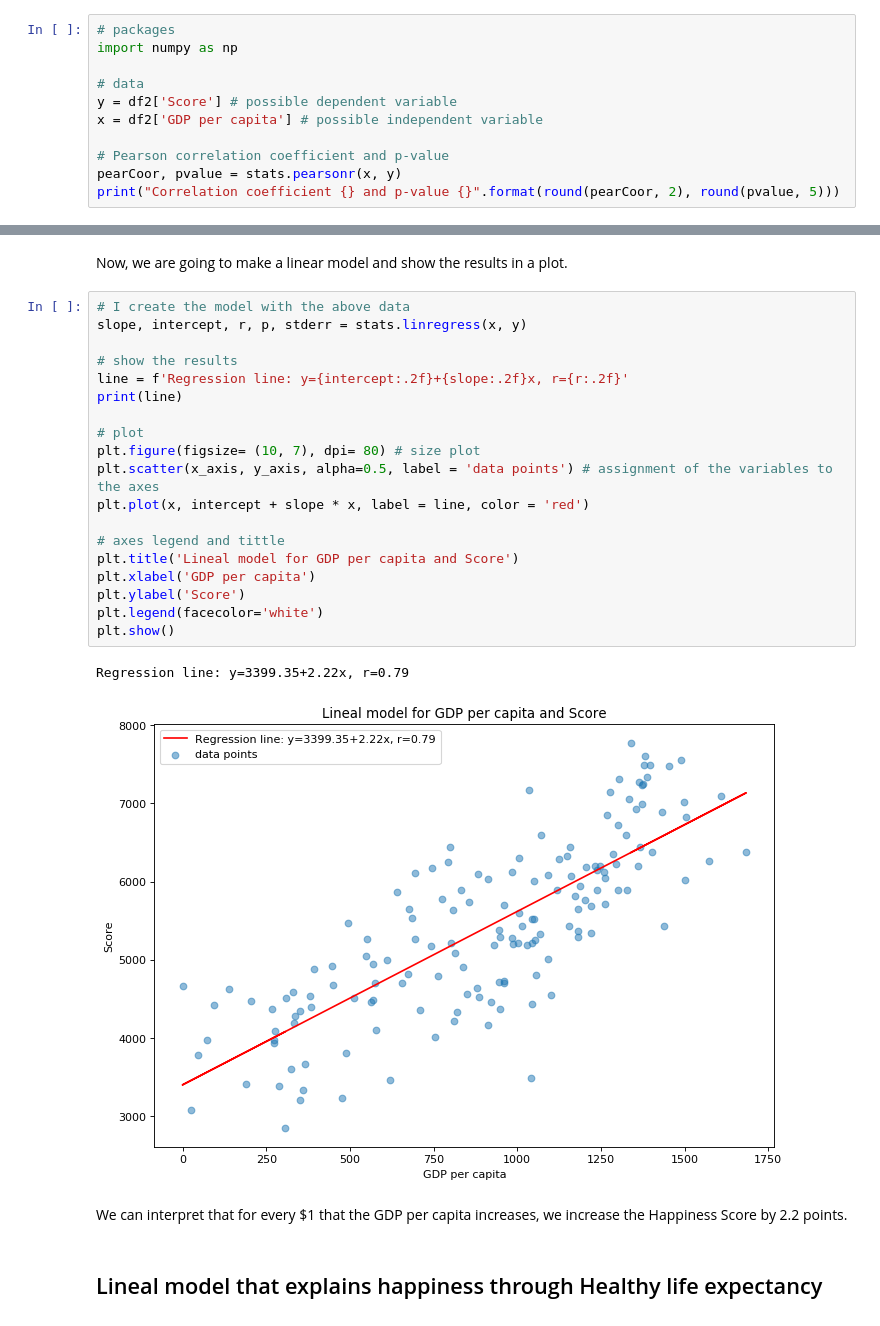
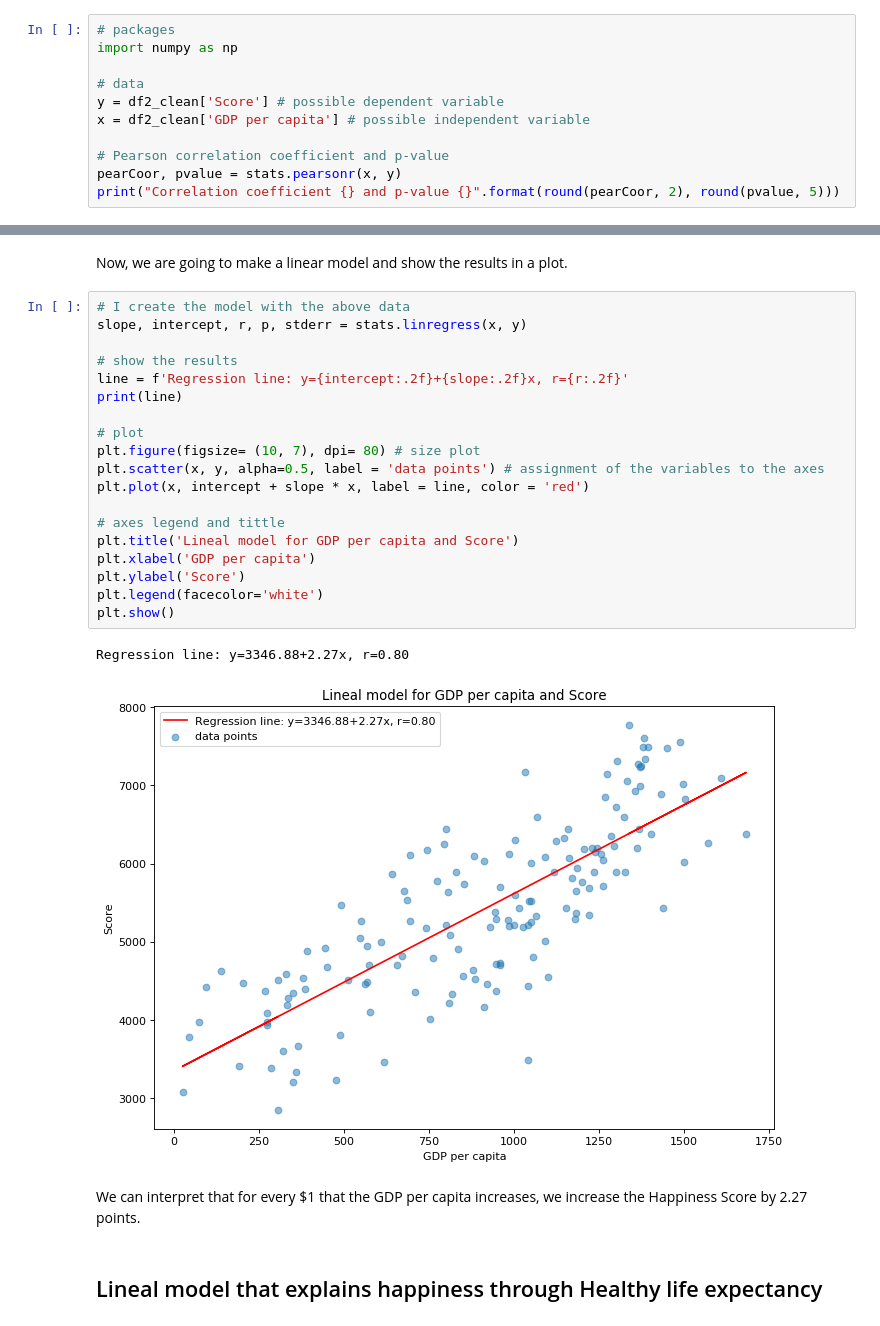
Before and after one commit to caroperez/Statistical_studies, a Jupyter notebook: Happiness.ipynb, the cells around one changed output, grey strips where cells are left out. Saved outputs shown, nothing was run; the diff lists cells and outputs as text.

```diff
--- a/Happiness.ipynb
+++ b/Happiness.ipynb
@@ -282,8 +282,8 @@ Let's calculate the model with a linear model, to see its results.
 import numpy as np
 
 # data
-y = df2['Score'] # possible dependent variable
-x = df2['GDP per capita'] # possible independent variable
+y = df2_clean['Score'] # possible dependent variable
+x = df2_clean['GDP per capita'] # possible independent variable
 
 # Pearson correlation coefficient and p-value
 pearCoor, pvalue = stats.pearsonr(x, y)
@@ -297,27 +297,27 @@ Now, we are going to make a linear model and show the results in a plot.
 # %%
 # I create the model with the above data
 slope, intercept, r, p, stderr = stats.linregress(x, y)
 
 # show the results
 line = f'Regression line: y={intercept:.2f}+{slope:.2f}x, r={r:.2f}'
 print(line)
 
 # plot
 plt.figure(figsize= (10, 7), dpi= 80) # size plot
-plt.scatter(x_axis, y_axis, alpha=0.5, label = 'data points') # assignment of the variables to the axes
+plt.scatter(x, y, alpha=0.5, label = 'data points') # assignment of the variables to the axes
 plt.plot(x, intercept + slope * x, label = line, color = 'red')
 
 # axes legend and tittle
 plt.title('Lineal model for GDP per capita and Score')
 plt.xlabel('GDP per capita')
 plt.ylabel('Score')
 plt.legend(facecolor='white')
 plt.show()
 # %% [output]
-Regression line: y=3399.35+2.22x, r=0.79
+Regression line: y=3346.88+2.27x, r=0.80
-[figure, old version]
+[figure, new version]
 # %% [markdown]
-We can interpret that for every $1 that the GDP per capita increases, we increase the Happiness Score by 2.2 points.
+We can interpret that for every $1 that the GDP per capita increases, we increase the Happiness Score by 2.27 points.
 # %% [markdown]
 ## Lineal model that explains happiness through Healthy life expectancy
 # %% [markdown]
```
Also changed, not shown: parts of 7 cells of this notebook.
